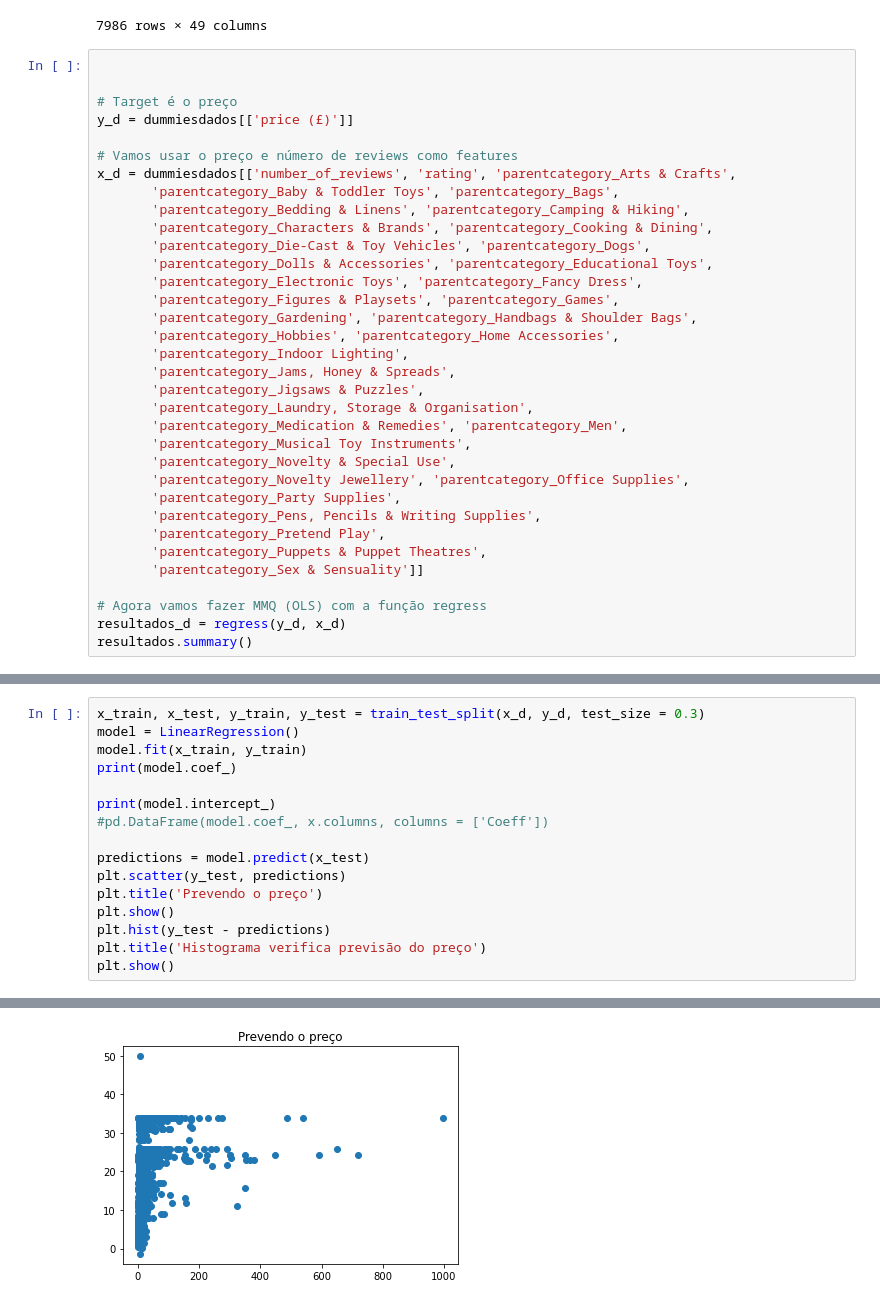
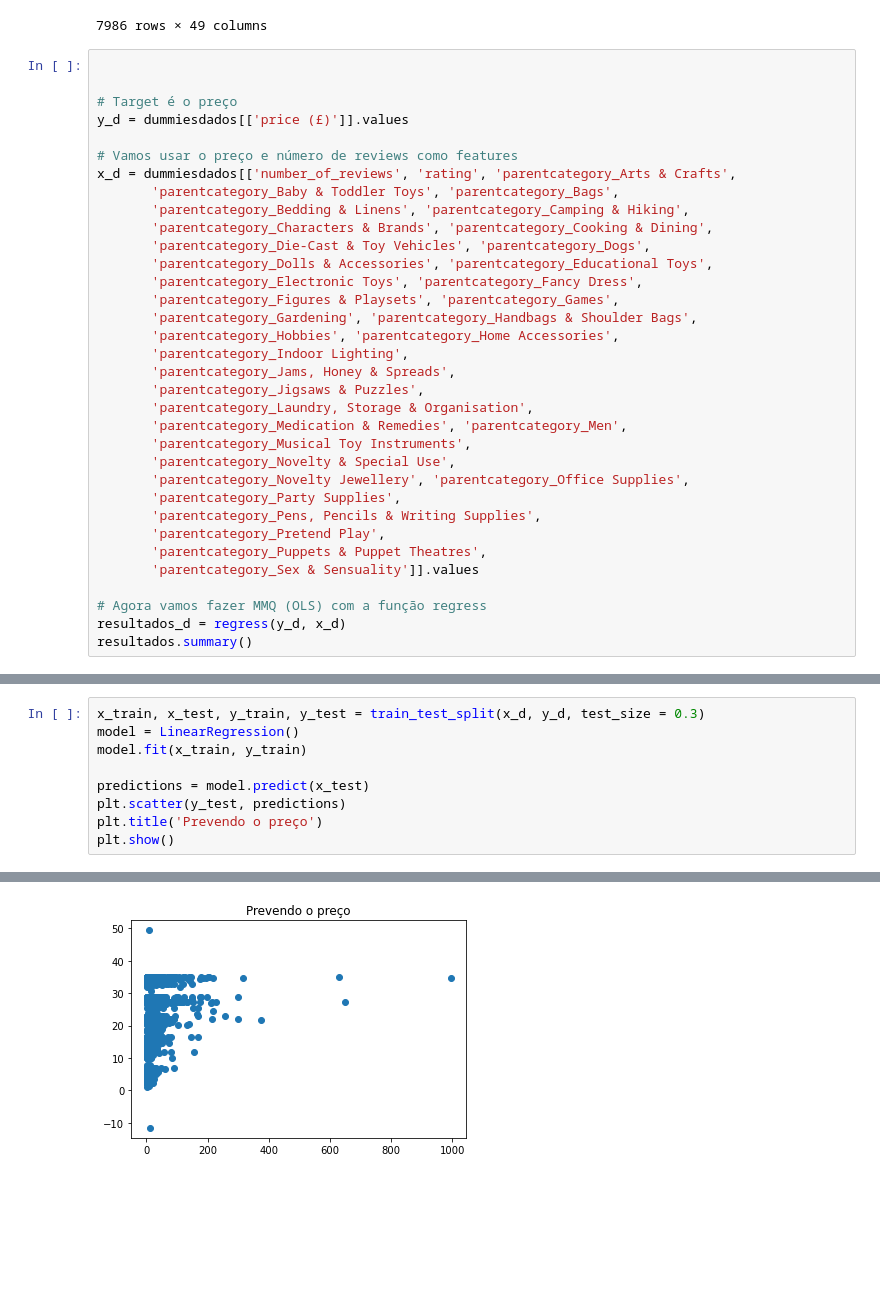
Before and after one commit to betomansur/projeto-2, a Jupyter notebook: Principal.ipynb, the cells around one changed output, grey strips where cells are left out. Saved outputs shown, nothing was run; the diff lists cells and outputs as text; blank space fills up the shorter version.

```diff
--- a/Principal.ipynb
+++ b/Principal.ipynb
@@ -374,7 +351,7 @@ dummiesdados
 
 
 # Target é o preço
-y_d = dummiesdados[['price (£)']]
+y_d = dummiesdados[['price (£)']].values
 
 # Vamos usar o preço e número de reviews como features
 x_d = dummiesdados[['number_of_reviews', 'rating', 'parentcategory_Arts & Crafts',
@@ -399,7 +376,7 @@ x_d = dummiesdados[['number_of_reviews', 'rating', 'parentcategory_Arts & Crafts
        'parentcategory_Pens, Pencils & Writing Supplies',
        'parentcategory_Pretend Play',
        'parentcategory_Puppets & Puppet Theatres',
-       'parentcategory_Sex & Sensuality']]
+       'parentcategory_Sex & Sensuality']].values
 
 # Agora vamos fazer MMQ (OLS) com a função regress
 resultados_d = regress(y_d, x_d)
@@ -429,16 +406,9 @@ Notes:
 x_train, x_test, y_train, y_test = train_test_split(x_d, y_d, test_size = 0.3)
 model = LinearRegression()
 model.fit(x_train, y_train)
-print(model.coef_)
-
-print(model.intercept_)
-#pd.DataFrame(model.coef_, x.columns, columns = ['Coeff'])
 
 predictions = model.predict(x_test)
 plt.scatter(y_test, predictions)
 plt.title('Prevendo o preço')
 plt.show()
-plt.hist(y_test - predictions)
-plt.title('Histograma verifica previsão do preço')
-plt.show()
 # %% [output]
@@ -455 +415 @@ plt.show()
-[figure, old version]
+[figure, new version]
```
Also changed, not shown: parts of 17 cells of this notebook.
